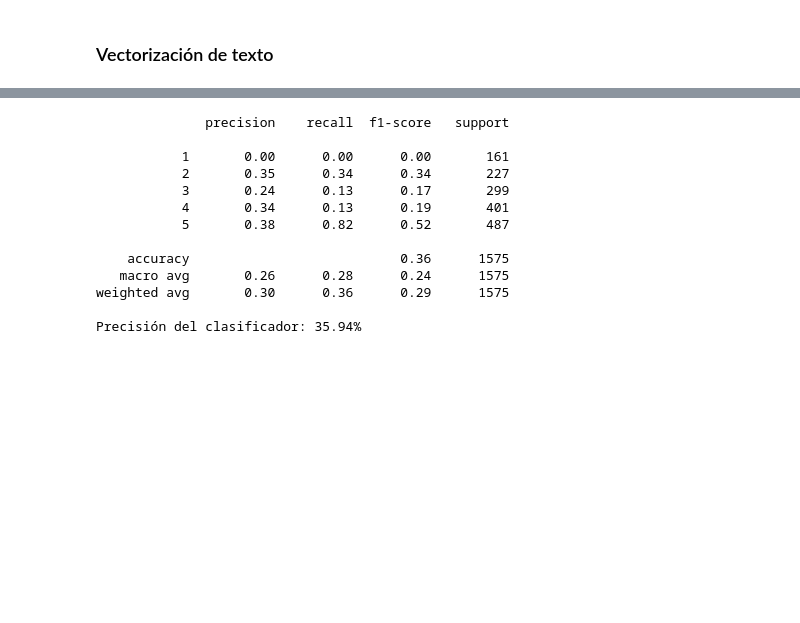
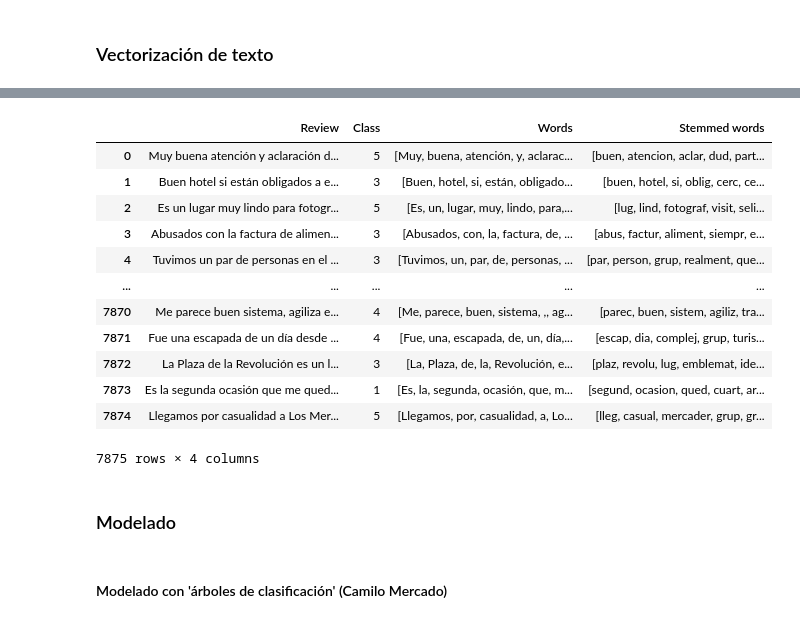
Before and after one commit to BI-202401/Proyecto-1, a Jupyter notebook: proyect1.ipynb, the cells around one changed output, grey strips where cells are left out. Drawn from its saved outputs; the diff is of its cells as text; code cells hidden in the pictures; blank space fills up the shorter version.

Commit message:
Avance en algoritmos de preparaci{ón de datos

```diff
--- a/proyect1.ipynb
+++ b/proyect1.ipynb
@@ -290,52 +227,18 @@ Precisión del clasificador: 49.59%
-# %%
-import numpy as np
-from sklearn.svm import SVC
-from gensim.models import Word2Vec
-
-# Entrenar el modelo de Word2Vec
-sentences = [text.split() for text in token_df['Text']]
-word2vec_model = Word2Vec(sentences, vector_size=3, window=2, min_count=1)
-
-# Obtener los vectores de palabras para cada texto
-X = []
-for text in sentences:
-    vector = np.zeros(3)  # Tamaño del vector de palabras
-    for word in text:
-        if word in word2vec_model.wv:
-            vector += word2vec_model.wv[word]
-    X.append(vector)
-
-# Convertir la lista de vectores en una matriz numpy
-X = np.array(X)
-
-# Dividir los datos en conjunto de entrenamiento y prueba
-X_train, X_test, y_train, y_test = train_test_split(X, df['Class'], test_size=0.2, random_state=42)
-
-# Crear y entrenar el modelo SVC
-model = SVC()
-model.fit(X_train, y_train)
-
-# Realizar predicciones en el conjunto de prueba
-y_pred = model.predict(X_test)
-
-# Obtener el informe de clasificación
-report = classification_report(y_test, y_pred)
-print(report)
-
-# Calcular la precisión del clasificador
-accuracy = accuracy_score(y_test, y_pred)
-print("Precisión del clasificador: {:.2f}%".format(accuracy * 100))
-# %% [output]
-              precision    recall  f1-score   support
-
-           1       0.00      0.00      0.00       161
-           2       0.35      0.34      0.34       227
-           3       0.24      0.13      0.17       299
-           4       0.34      0.13      0.19       401
-           5       0.38      0.82      0.52       487
-
-    accuracy                           0.36      1575
-   macro avg       0.26      0.28      0.24      1575
-weighted avg       0.30      0.36      0.29      1575
-
-Precisión del clasificador: 35.94%
+# %%
+token_df
+# %% [output]
+|  | Review | Class | Words | Stemmed words |
+| 0 | Muy buena atención y aclaración d... | 5 | [Muy, buena, atención, y, aclarac... | [buen, atencion, aclar, dud, part... |
+| 1 | Buen hotel si están obligados a e... | 3 | [Buen, hotel, si, están, obligado... | [buen, hotel, si, oblig, cerc, ce... |
+| 2 | Es un lugar muy lindo para fotogr... | 5 | [Es, un, lugar, muy, lindo, para,... | [lug, lind, fotograf, visit, seli... |
+| 3 | Abusados con la factura de alimen... | 3 | [Abusados, con, la, factura, de, ... | [abus, factur, aliment, siempr, e... |
+| 4 | Tuvimos un par de personas en el ... | 3 | [Tuvimos, un, par, de, personas, ... | [par, person, grup, realment, que... |
+| ... | ... | ... | ... | ... |
+| 7870 | Me parece buen sistema, agiliza e... | 4 | [Me, parece, buen, sistema, ,, ag... | [parec, buen, sistem, agiliz, tra... |
+| 7871 | Fue una escapada de un día desde ... | 4 | [Fue, una, escapada, de, un, día,... | [escap, dia, complej, grup, turis... |
+| 7872 | La Plaza de la Revolución es un l... | 3 | [La, Plaza, de, la, Revolución, e... | [plaz, revolu, lug, emblemat, ide... |
+| 7873 | Es la segunda ocasión que me qued... | 1 | [Es, la, segunda, ocasión, que, m... | [segund, ocasion, qued, cuart, ar... |
+| 7874 | Llegamos por casualidad a Los Mer... | 5 | [Llegamos, por, casualidad, a, Lo... | [lleg, casual, mercader, grup, gr... |
+7875 rows × 4 columns
+# %% [markdown]
+### Modelado
@@ -341,0 +295,2 @@ Precisión del clasificador: 35.94%
+# %% [markdown]
+#### Modelado con 'árboles de clasificación' (Camilo Mercado)
```
Also changed, not shown: parts of 15 cells of this notebook.
